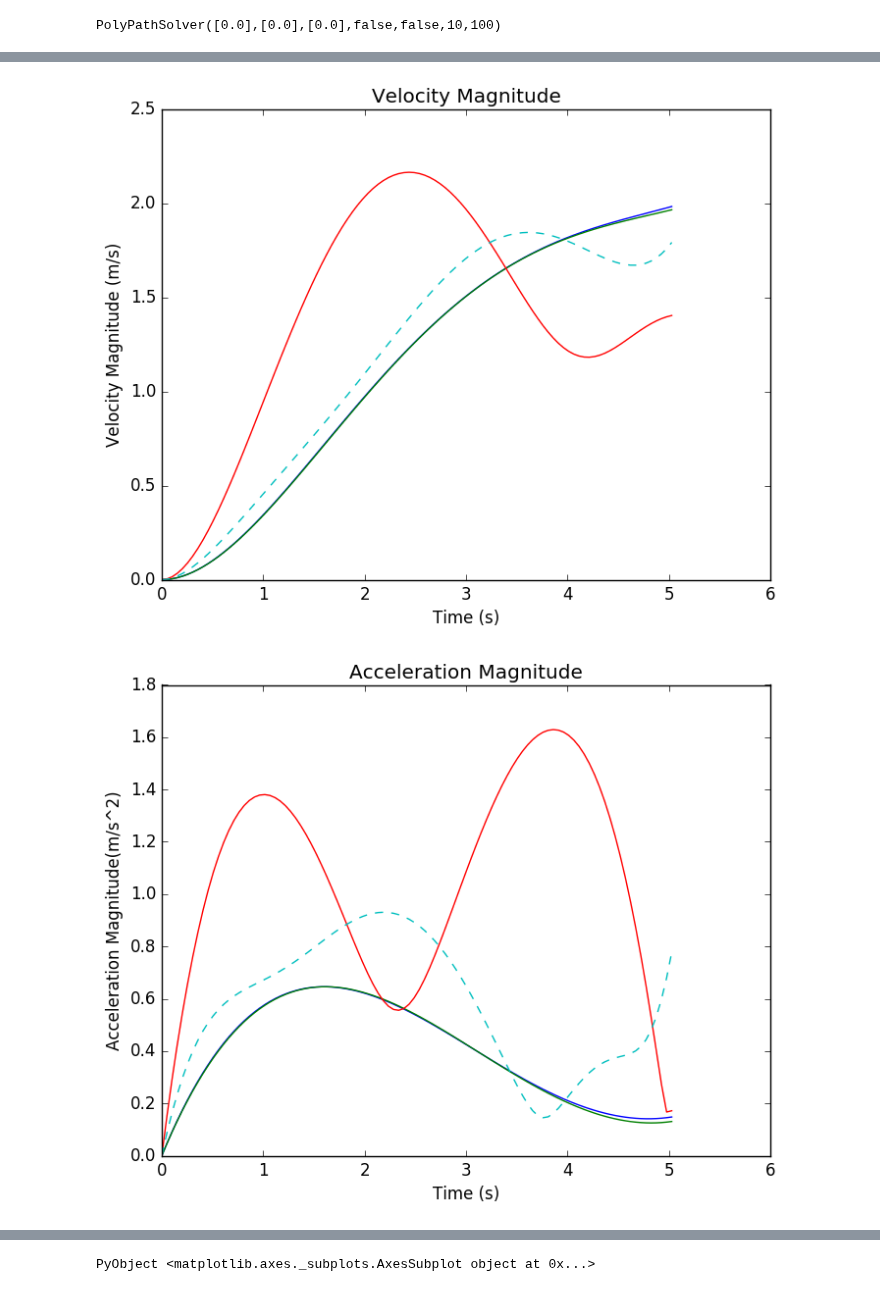
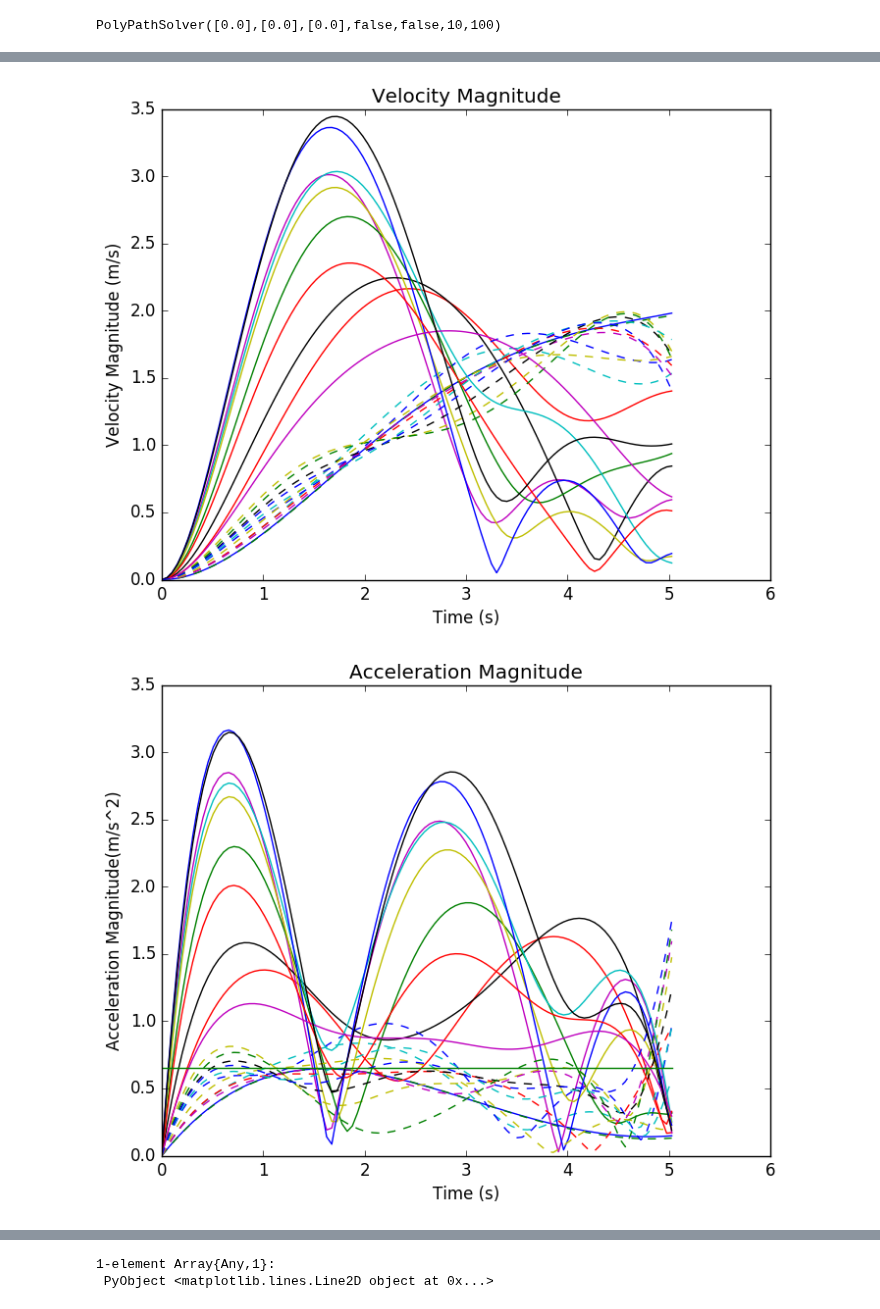
Before and after one commit to stefantj/polynomial-path-smoothing, a Jupyter notebook: TestingBestLocalPlanner.ipynb, the cells around one changed output, grey strips where cells are left out. Cells and saved outputs as stored; diff of their text form; code cells hidden in the pictures.

Commit message:
A safety commit before making a huge change in the restarts loop

```diff
--- a/TestingBestLocalPlanner.ipynb
+++ b/TestingBestLocalPlanner.ipynb
@@ -43,7 +26,7 @@ tuningI = TuningParams([0;1;0;1;0],    # q_coeff::Vector{Int64}
                         100,           # timeRes::Int64
                         0.01,          # precisionVel::Float64
                         0.95,          # percentAcc::Float64
-                        4.0,           # accelWeight::Float64
+                        10.0,           # accelWeight::Float64
                         0.5);          # perturbation::Float64
 problem = PathProblem( [1.0 0.0 0.0;        # x
                         1.0 0.0 0.0;        # y
@@ -176,6 +159,9 @@ hallwayTest(tuningI,#hallTuning::TuningParams,
 #Plot planned path over the costmap
 # %%
 #Code For the Main Function
+
+#Create fatal obstacle constant
+FATAL_OBJECT = 255;
 
 #set up seed for randomness
 seedForRandomness = 1;
@@ -274,7 +260,7 @@ while(solvHelp.PunVerified)
         selfGradientDescent(solution,problem,tuningI,solvHelp);
 
     #Plotting that can be removed later plots optimized solution as a dash line
-    debugPlot(solution, problem, tuningI)
+    debugPlotDash(solution, problem, tuningI)
 
     #Verify good path
     errorVals, errorTypes = simpleVerifyFeas(solution, tuningI)
@@ -291,13 +277,25 @@ end
 
 #Start random restarts if hitting an obstacle
 restartCounter = 0;
-while(any(problem.costmap[solution.cells] .>= 255) && restartCounter < tuningI.numberOfRandomRestarts)
+while((any(problem.costmap[solution.cells] .>= FATAL_OBJECT) || solvHelp.PunVerified) &&
+    restartCounter < tuningI.numberOfRandomRestarts)
     #Print message about hitting an obstacle and random restarting
     println("Hit and Obstacle; Trying a random restart $(restartCounter+1)")
     #Create random start
     problem.PconstrFree = createRandomRestart(problem, tuningI);
     #solve for the polynomial coefficients
     solution.coeffs = solvePolysInitially(problem,solvHelp);
+
+        #Verify good path
+        errorVals, errorTypes = simpleVerifyFeas(solution, tuningI)
+
+        #If not verified increment time
+        if(!isempty(errorVals))
+            #Repeat loop over
+            continue;
+        end
+        solvHelp.PunVerified = false
+        #If verified do not say verified  until next verify
 
     #Check in bounds and collect the cells
     solution.cells, solvHelp.PoutOfBounds = occupancyCellChecker(solution, problem, tuningI);
@@ -325,6 +323,19 @@ while(any(problem.costmap[solution.cells] .>= 255) && restartCounter < tuningI.n
     println("cost after: ", costFunc(df, solution, problem, solvHelp, tuningI))
     debugPlotDash(solution, problem, tuningI)
 
+    #If no collision verify
+    if(!(any(problem.costmap[solution.cells] .>= 255)))
+        #Verify good path
+        errorVals, errorTypes = simpleVerifyFeas(solution, tuningI)
+        #Check if verified, if not verified make it so that the loop happens again
+        if(isempty(errorVals))
+            #Repeat loop over
+            solvHelp.PunVerified = false;
+        else
+            #Would repeat loop over if other things are tur
+            solvHelp.PunVerified = true;
+        end
+    end
 
     restartCounter += 1;
 end
@@ -350,6 +361,9 @@ end
 #####DEBUGGING With Labels Home Dog!###############
 legend(["Unoptimized = Solid", "Optimized = Dash"], loc = "Best")
 pathCellPlot(problem, solution, tuningI)
+figure(3)
+times = linspace(0,solution.totTime, tuningI.timeRes)
+plot(times, ones(size(times))*tuningI.max_accel)
 ###########################
 
 #Return path
@@ -369,2 +389,2 @@ Plan Fail: Went out of Bounds in First Optimize Step
-[figure, old version]
+[figure, new version]
-[figure, old version]
+[figure, new version]
@@ -375,3 +395,4 @@ cost after: 397.8971177079379
-PyObject <matplotlib.axes._subplots.AxesSubplot object at 0x...>
+1-element Array{Any,1}:
+ PyObject <matplotlib.lines.Line2D object at 0x...>
 # %%
 Pkg.add("Clp")
```
Also changed, not shown: parts of 3 cells of this notebook, 1 other file.
